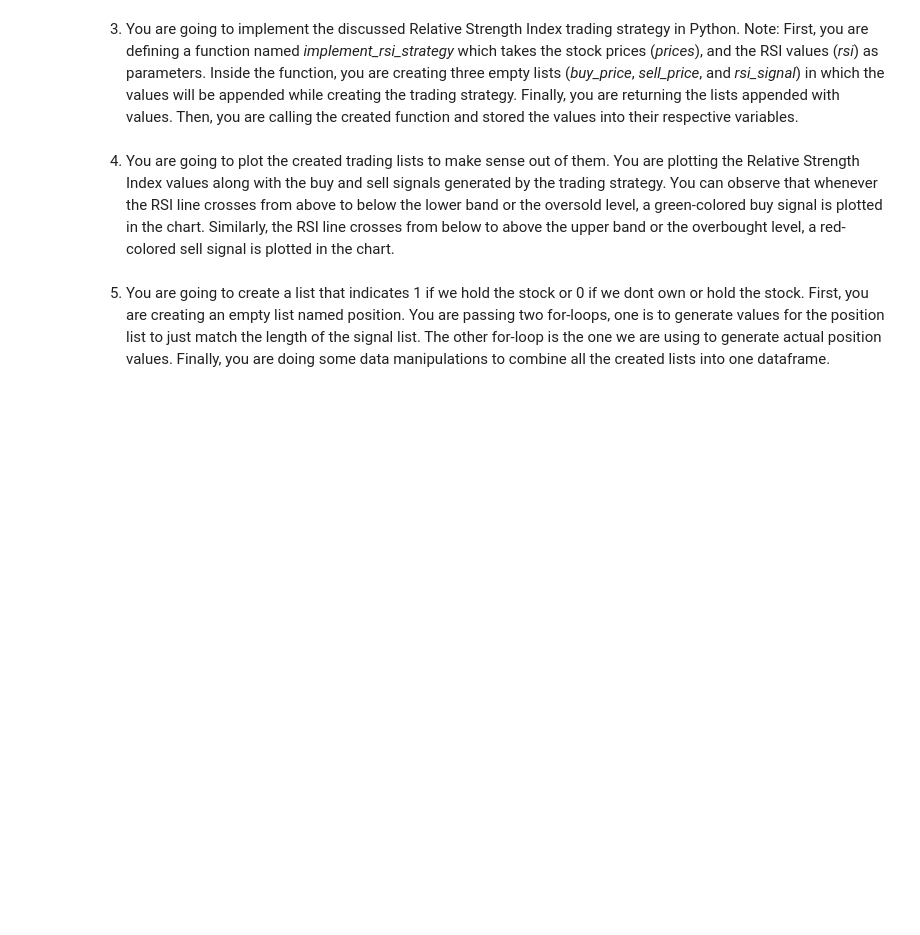
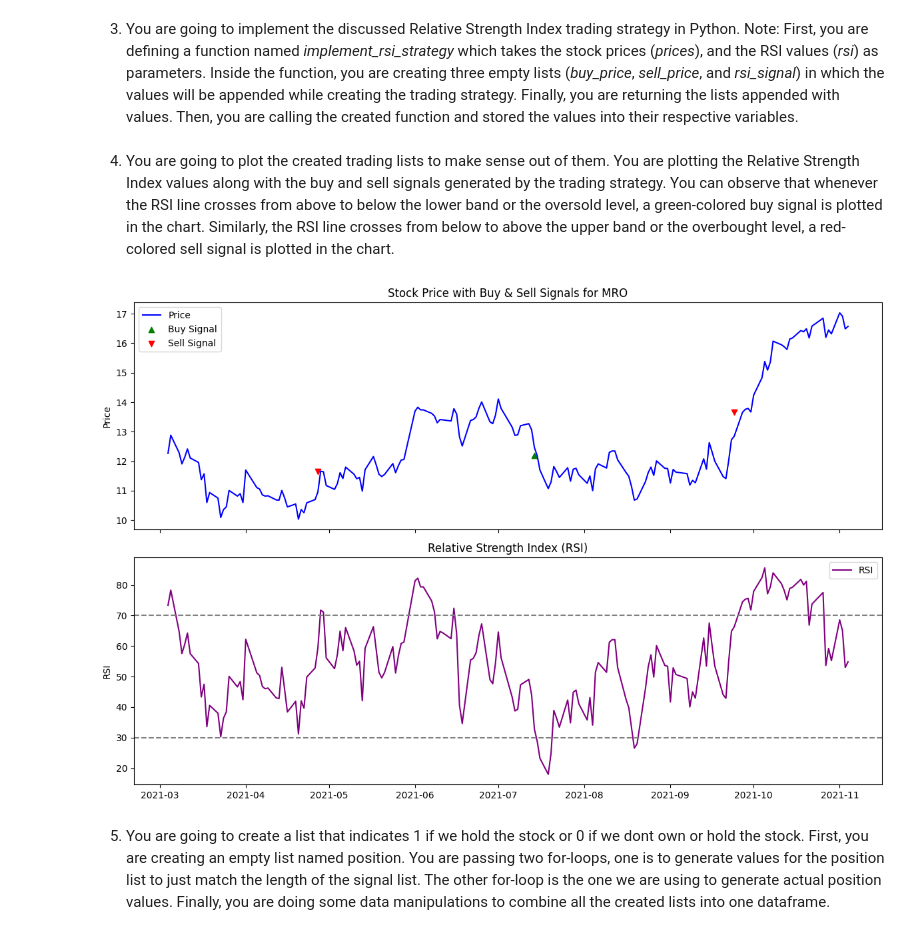
Before and after one commit to bs333/fe-670, a Jupyter notebook: FE670 - Homework/FE670 - Homework #4/FE670 - Homework #4.ipynb, the cells around one changed output. Saved outputs shown, nothing was run; the diff lists cells and outputs as text; code cells hidden in the pictures; blank space fills up the shorter version.

Commit message:
Plot RSI and bands. Finish Step 4 for Problem 1.

```diff
--- a/FE670 - Homework/FE670 - Homework #4/FE670 - Homework #4.ipynb
+++ b/FE670 - Homework/FE670 - Homework #4/FE670 - Homework #4.ipynb
@@ -264,8 +264,45 @@ def implement_rsi_strategy(prices: pd.Series, rsi: pd.Series) -> Tuple[List[floa
             rsi_signal.append(0)
 
     return buy_price, sell_price, rsi_signal
+
+buy_price, sell_price, rsi_signal = implement_rsi_strategy(trimmed_data_cleaned[most_volatile_ticker], rsi_values)
 # %% [markdown]
 4. You are going to plot the created trading lists to make sense out of them. You are plotting the Relative Strength Index values along with the buy and sell signals generated by the trading strategy. You can observe that whenever the RSI line crosses from above to below the lower band or the oversold level, a green-colored buy signal is plotted in the chart. Similarly, the RSI line crosses from below to above the upper band or the overbought level, a red-colored sell signal is plotted in the chart.
+# %%
+prices = trimmed_data_cleaned[most_volatile_ticker]
+rsi = rsi_values
+
+# Adjust prices and rsi length to match buy_price and sell_price lengths.
+prices = prices[:-1]
+rsi = rsi[:-1]
+
+# Convert lists to Pandas Series for easier plotting.
+buy_price_series = pd.Series(buy_price, index = prices.index)
+sell_price_series = pd.Series(sell_price, index = prices.index)
+
+# Create a figure and a set of subplots.
+fig, ax = plt.subplots(2, 1, figsize=(12, 8), sharex=True)
+
+# Plotting the stock price and buy/sell signals.
+ax[0].plot(prices.index, prices, label='Price', color='blue')
+ax[0].scatter(prices.index, buy_price_series, label='Buy Signal', marker='^', color='green')
+ax[0].scatter(prices.index, sell_price_series, label='Sell Signal', marker='v', color='red')
+ax[0].set_title(f'Stock Price with Buy & Sell Signals for {most_volatile_ticker}')
+ax[0].set_ylabel('Price')
+ax[0].legend()
+
+# Plotting the RSI values.
+ax[1].plot(prices.index, rsi, label='RSI', color='purple')
+ax[1].axhline(30, color='grey', linestyle='--')
+ax[1].axhline(70, color='grey', linestyle='--')
+ax[1].set_title('Relative Strength Index (RSI)')
+ax[1].set_ylabel('RSI')
+ax[1].legend()
+
+plt.tight_layout()
+plt.show()
+# %% [output]
+[figure, added]
 # %% [markdown]
 5.  You are going to create a list that indicates 1 if we hold the stock or 0 if we dont own or hold the stock. First, you are creating an empty list named position. You are passing two for-loops, one is to generate values for the position list to just match the length of the signal list. The other for-loop is the one we are using to generate actual position values. Finally, you are doing some data manipulations to combine all the created lists into one dataframe.
 # %% [markdown]
```
